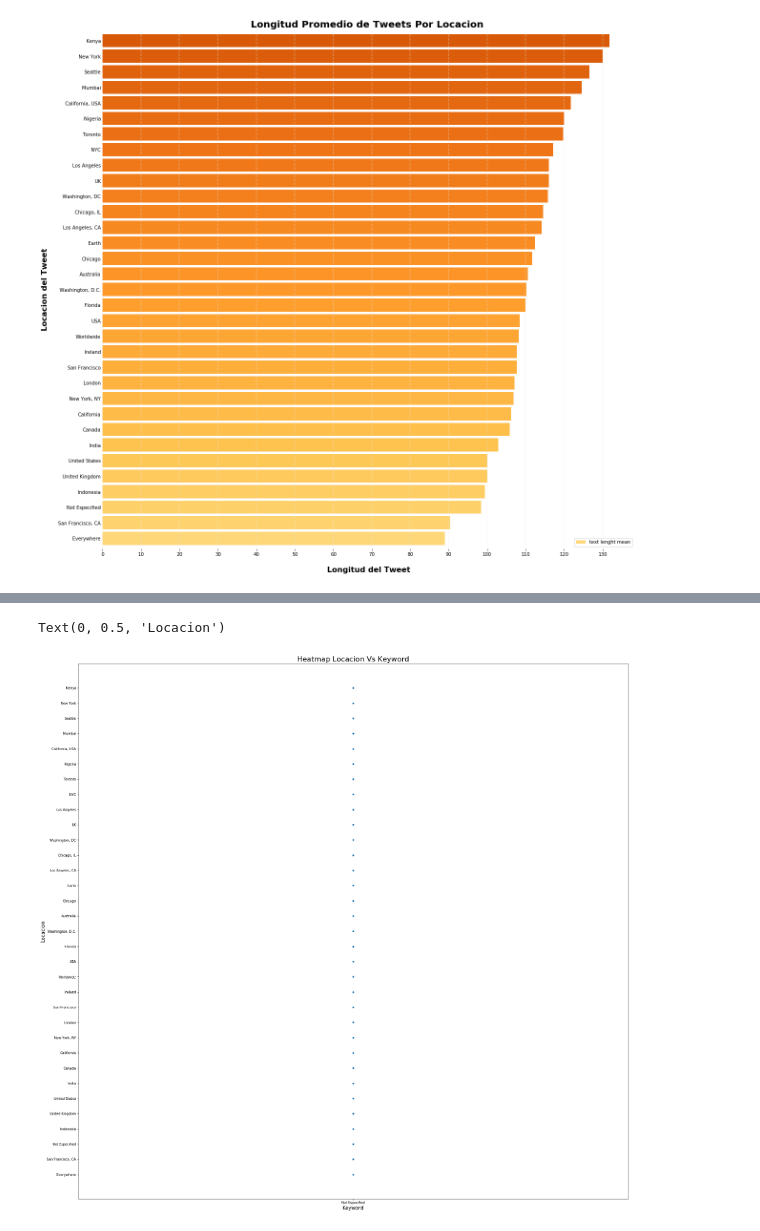
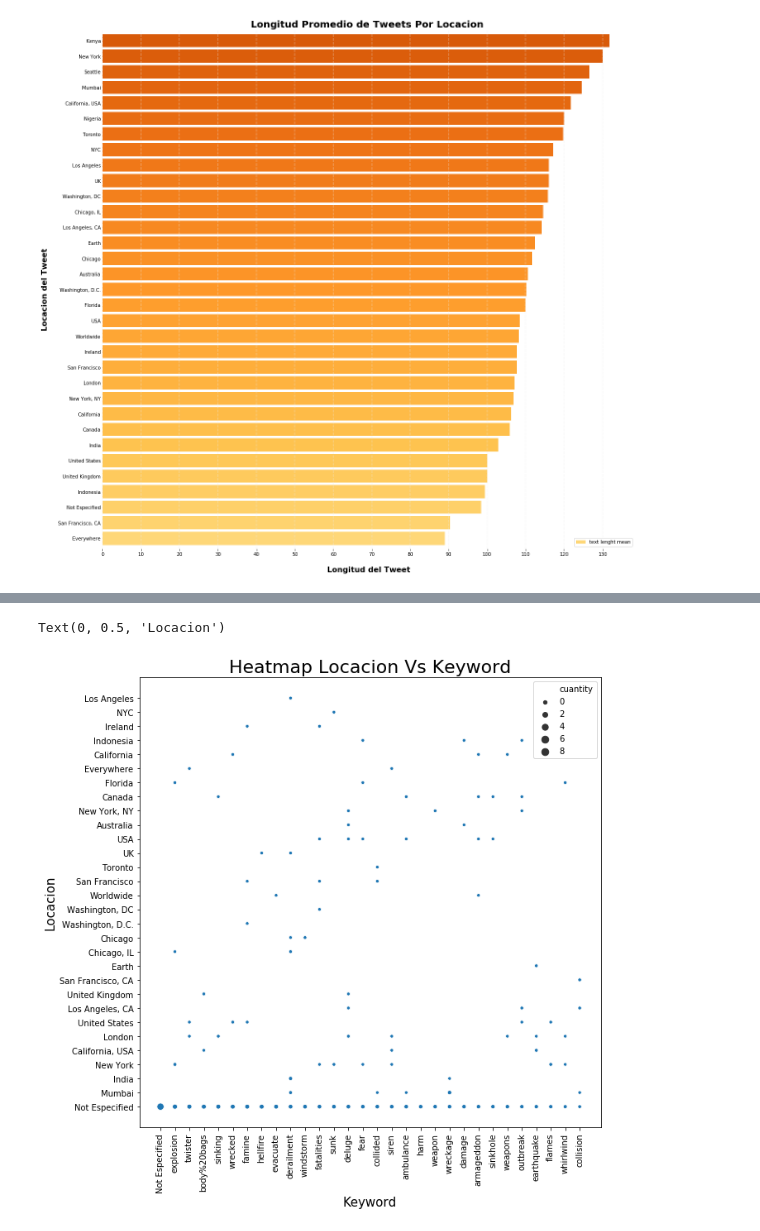
Before and after one commit to RiedelNicolas/TP1-Organizacion-de-Datos, a Jupyter notebook: Hugo.ipynb, the cells around one changed output, grey strips where cells are left out. Saved outputs shown, nothing was run; the diff lists cells and outputs as text; code cells hidden in the pictures.

Commit message:
Scatter plot

```diff
--- a/Hugo.ipynb
+++ b/Hugo.ipynb
@@ -432,0 +424,5 @@ Name: keyword, dtype: int64
+# %%
+algo = tweets['keyword'].isin(keywords_mas_usadas_serie)
+algo2 = tweets['location'].isin(locaciones_con_mas_de_10_tweets)
+scatter = tweets[algo]
+scatter['keyword'].value_counts()
@@ -432,0 +447,7 @@ Name: keyword, dtype: int64
+# %%
+algo2 = scatter['location'].isin(locaciones_con_mas_de_10_tweets['location'])
+scatter = scatter[algo2]
+del scatter['id']
+del scatter['text lenght']
+del scatter['target']
+scatter.info()
@@ -433,11 +466,16 @@ Name: keyword, dtype: int64
+# %%
+scatter = scatter.groupby(['location', 'keyword']).sum().sort_values('cuantity', ascending=False)
+scatter = scatter.reset_index()
+# %%
+scatter['cuantity'] = scatter['cuantity'] * 10000000
 # %%
 import seaborn as sns
-
-plt.figure(figsize=(30, 30))
-g = sns.scatterplot(x = "keyword", y = "location",  data= locations_with_more_than_10_tweets)
+plt.figure(figsize=(10,10))
+plt.xticks(rotation=90)
+g = sns.scatterplot(x = "keyword", y = "location", size='cuantity',  data= scatter)
 g.set_title("Heatmap Locacion Vs Keyword", fontsize=22)
 g.set_xlabel("Keyword",fontsize=15)
 g.set_ylabel("Locacion", fontsize=15)
 # %% [output]
 Text(0, 0.5, 'Locacion')
-[figure, old version]
+[figure, new version]
```
Also changed, not shown: parts of 22 cells of this notebook.
